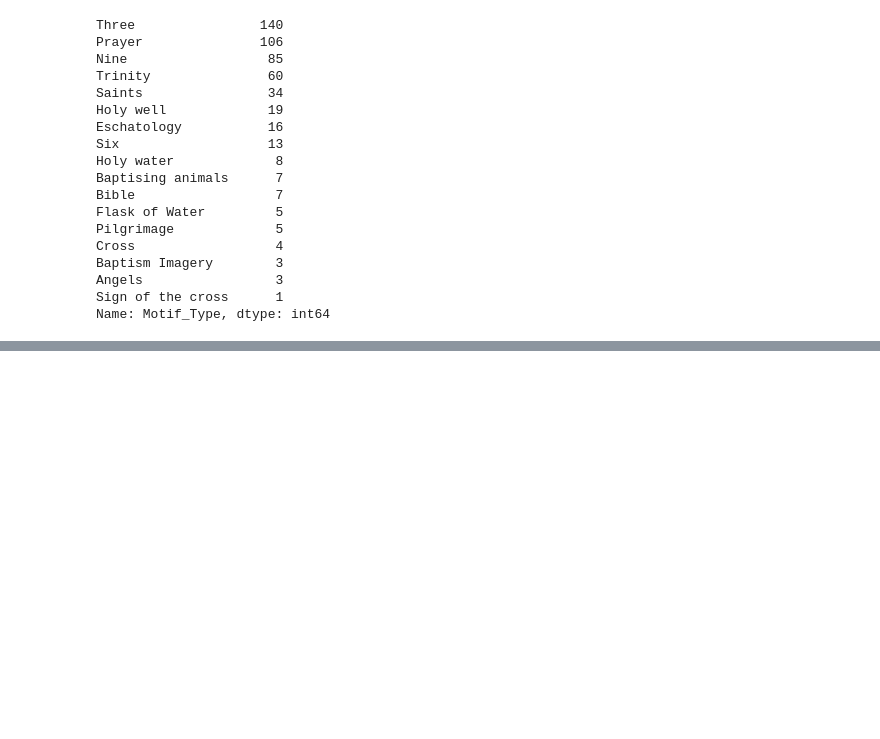
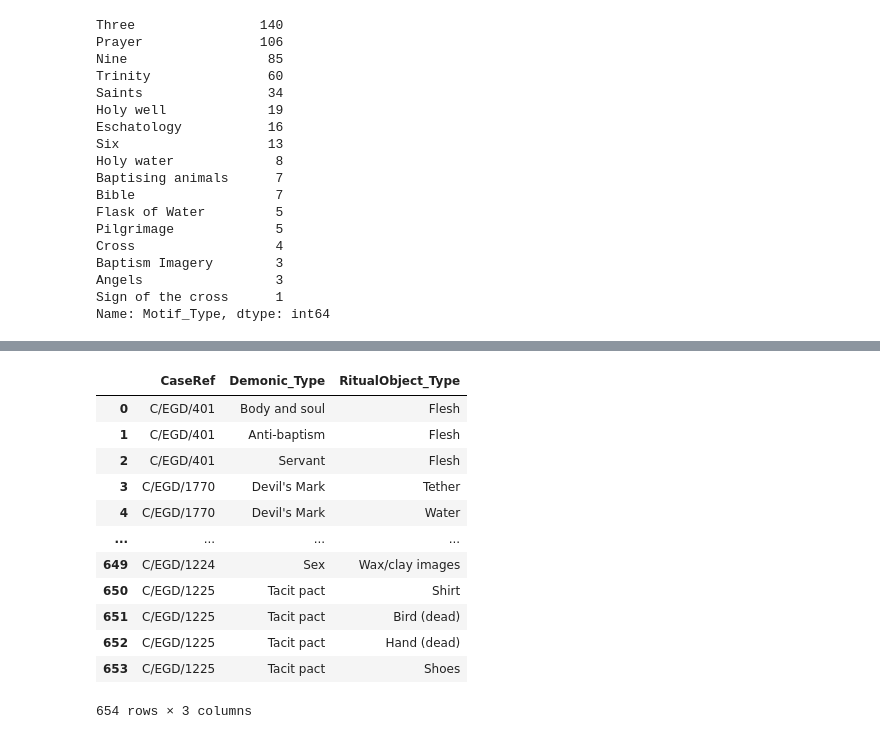
Before and after one commit to Baezhi/DS4_Group-14, a Jupyter notebook: Network notebook.ipynb, the cells around one changed output, grey strips where cells are left out. Saved outputs shown, nothing was run; the diff lists cells and outputs as text; code cells hidden in the pictures; blank space fills up the shorter version.

```diff
--- a/Network notebook.ipynb
+++ b/Network notebook.ipynb
@@ -145,3 +145,8 @@ Baptism Imagery        3
 Angels                 3
 Sign of the cross      1
 Name: Motif_Type, dtype: int64
+# %%
+demonicPacts.drop(['DemonicSystemId', 'Createdby',
+'DemonicID', 'Createdate',
+'Lastupdatedby', 'Lastupdatedon','DemonicRef','Demonic_Text'], axis=1, inplace = True)
+demonicPacts
@@ -147,0 +259,17 @@ Name: Motif_Type, dtype: int64
+# %%
+Rit_pacts = pd.merge(demonicPacts,Objects,left_on="CaseRef",right_on="CaseRef",suffixes = (False, False))
+Rit_pacts
+# %% [output]
+|  | CaseRef | Demonic_Type | RitualObject_Type |
+| 0 | C/EGD/401 | Body and soul | Flesh |
+| 1 | C/EGD/401 | Anti-baptism | Flesh |
+| 2 | C/EGD/401 | Servant | Flesh |
+| 3 | C/EGD/1770 | Devil's Mark | Tether |
+| 4 | C/EGD/1770 | Devil's Mark | Water |
+| ... | ... | ... | ... |
+| 649 | C/EGD/1224 | Sex | Wax/clay images |
+| 650 | C/EGD/1225 | Tacit pact | Shirt |
+| 651 | C/EGD/1225 | Tacit pact | Bird (dead) |
+| 652 | C/EGD/1225 | Tacit pact | Hand (dead) |
+| 653 | C/EGD/1225 | Tacit pact | Shoes |
+654 rows × 3 columns
```
Also changed, not shown: parts of 8 cells of this notebook.
